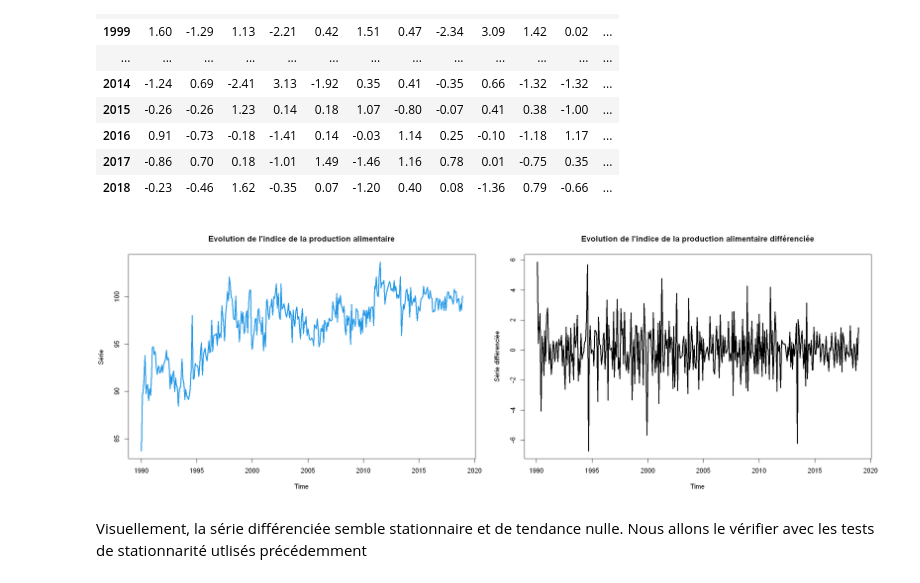
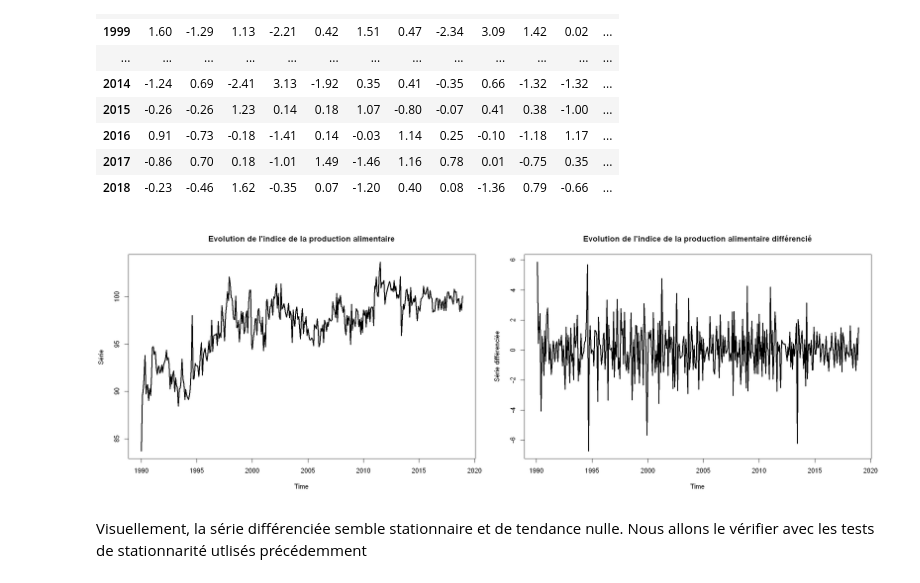
Before and after one commit to kouame1999/Projet_serie-temporelle, a Jupyter notebook: code.ipynb, the cells around one changed output. Saved outputs shown, nothing was run; the diff lists cells and outputs as text; code cells hidden in the pictures.

```diff
--- a/code.ipynb
+++ b/code.ipynb
@@ -184,21 +184,21 @@ A Time Series: 29 × 12
 # %%
 # Représentation jointe de la serie différenciée et la serie brute
 par(mfrow = c(1, 2))
 figsize(20, 7)
 plot(
     serie,
     ylab = "Série ",
     main = "Evolution de l'indice de la production alimentaire",
-    col = 4, lwd = 3
+    col = 1, lwd = 3
     )
 plot(
     diff1,
     ylab = "Série différenciée",
-    main = "Evolution de l'indice de la production alimentaire différenciée",
+    main = "Evolution de l'indice de la production alimentaire différencié",
     col = 1, lwd = 3
     )
 # %% [output]
-[figure, old version]
+[figure, new version]
 # %% [markdown]
 Visuellement, la série différenciée semble stationnaire et de tendance nulle. Nous allons le vérifier avec les tests de stationnarité utlisés précédemment
 # %% [markdown]
```
Also changed, not shown: 1 other file.
